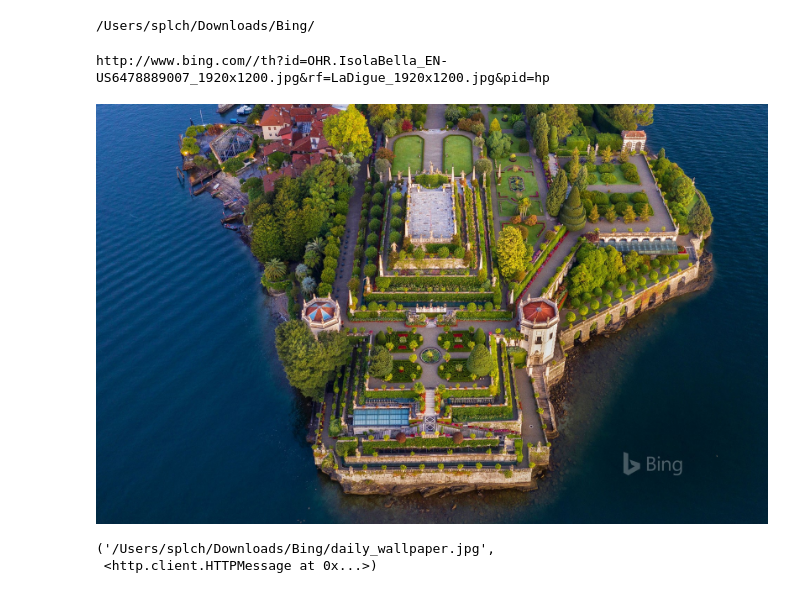
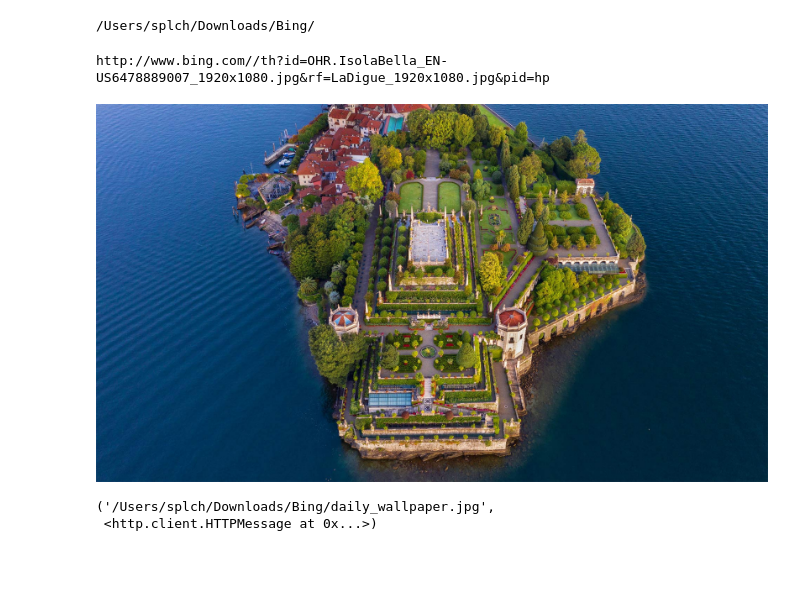
Before and after one commit to splch/bing-wallpapers, a Jupyter notebook: demo.ipynb, the cells around one changed output. Drawn from its saved outputs; the diff is of its cells as text; code cells hidden in the pictures; blank space fills up the shorter version.

```diff
--- a/demo.ipynb
+++ b/demo.ipynb
@@ -20,19 +20,19 @@ print(folder)
 # %%
 # URL in json format with latest wallpaper
 url = "http://www.bing.com/HPImageArchive.aspx?format=js&idx=0&n=1&mkt=en-US"
 
 # Get json output
 resp = requests.get(url)
 data = resp.json()
 
 # Form image url from json
-img = "http://www.bing.com/" + data['images'][0]['url'].replace("1080", "1200")
+img = "http://www.bing.com/" + data['images'][0]['url']#.replace("1080", "1200")
 
 print(img)
 Disp.Image(requests.get(img).content)
 # %% [output]
-http://www.bing.com//th?id=OHR.IsolaBella_EN-US6478889007_1920x1200.jpg&rf=LaDigue_1920x1200.jpg&pid=hp
+http://www.bing.com//th?id=OHR.IsolaBella_EN-US6478889007_1920x1080.jpg&rf=LaDigue_1920x1080.jpg&pid=hp
-[figure, old version]
+[figure, new version]
 # %%
 img_path = folder+'daily_wallpaper'+img[-11:-7]
 run = path.exists(folder)
```
Also changed, not shown: parts of 2 cells of this notebook, 2 other files.
